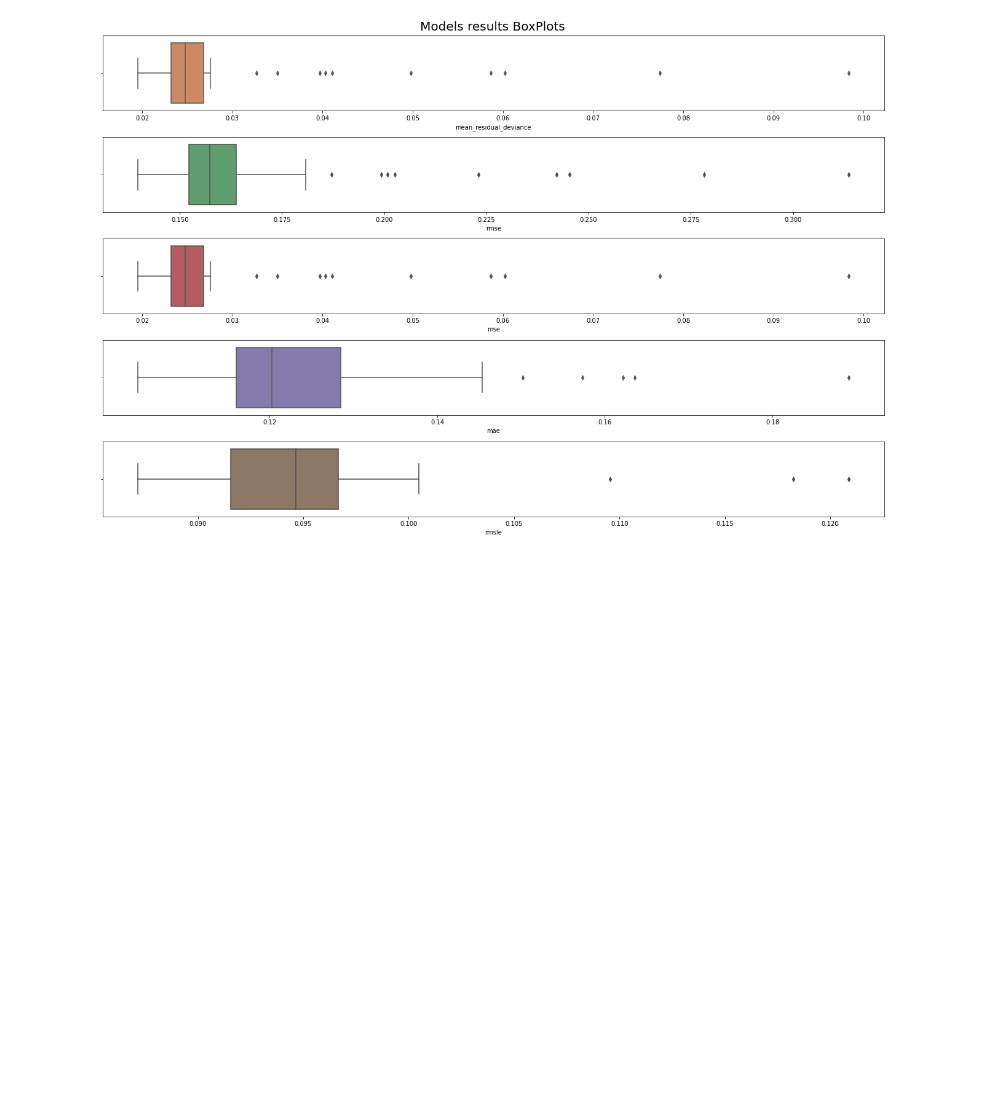
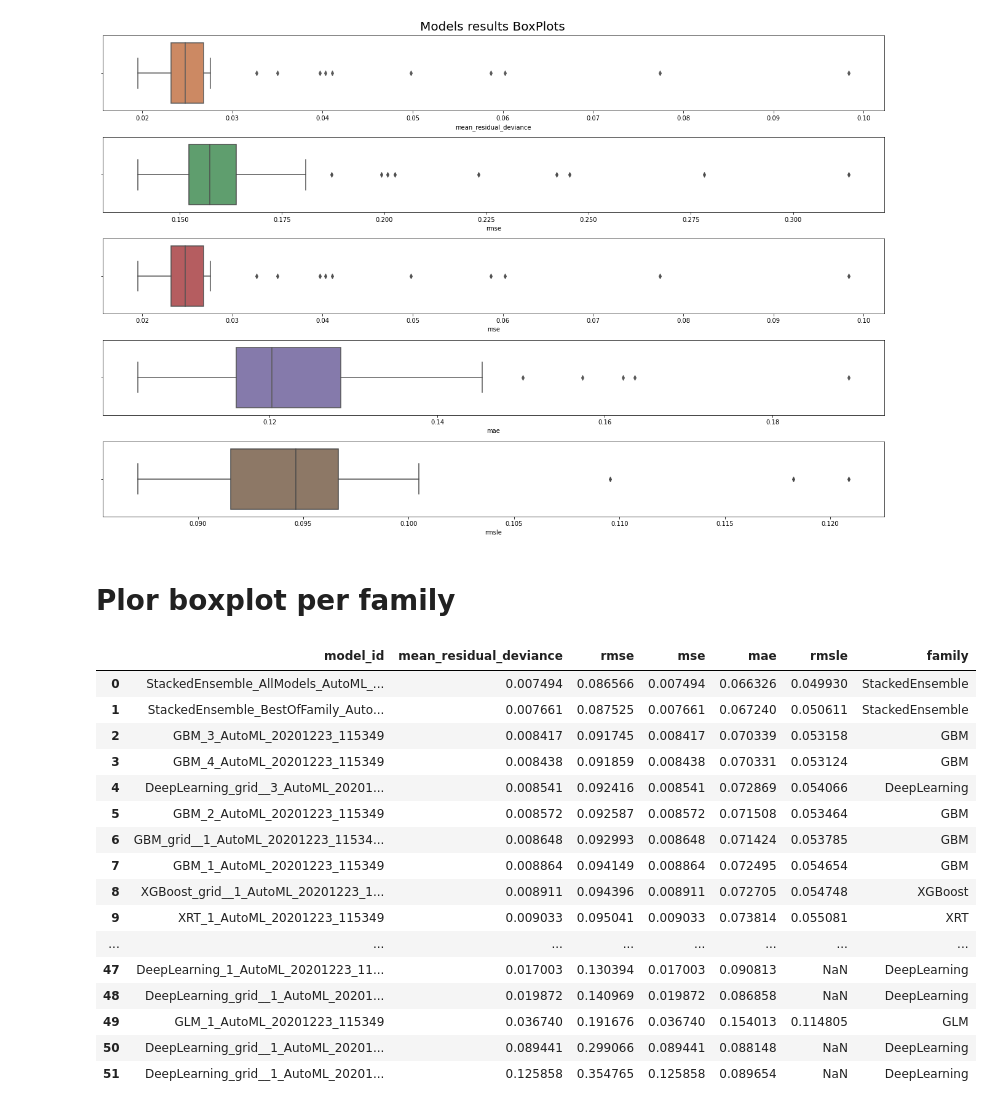
Before and after one commit to FelipeMFO/photometric-redshift-prediction, a Jupyter notebook: notebooks/evaluating/plot_models_results.ipynb, the cells around one changed output. Saved outputs shown, nothing was run; the diff lists cells and outputs as text; code cells hidden in the pictures; blank space fills up the shorter version.

```diff
--- a/notebooks/evaluating/plot_models_results.ipynb
+++ b/notebooks/evaluating/plot_models_results.ipynb
@@ -53,3 +53,5 @@ for i, col in enumerate(df_all.columns):
     fig.tight_layout()
 # %% [output]
 [figure]
+# %% [markdown]
+# Plor boxplot per family
@@ -55,0 +69,20 @@ for i, col in enumerate(df_all.columns):
+# %%
+df_IA
+# %% [output]
+|  | model_id | mean_residual_deviance | rmse | mse | mae | rmsle | family |
+| 0 | StackedEnsemble_AllModels_AutoML_... | 0.007494 | 0.086566 | 0.007494 | 0.066326 | 0.049930 | StackedEnsemble |
+| 1 | StackedEnsemble_BestOfFamily_Auto... | 0.007661 | 0.087525 | 0.007661 | 0.067240 | 0.050611 | StackedEnsemble |
+| 2 | GBM_3_AutoML_20201223_115349 | 0.008417 | 0.091745 | 0.008417 | 0.070339 | 0.053158 | GBM |
+| 3 | GBM_4_AutoML_20201223_115349 | 0.008438 | 0.091859 | 0.008438 | 0.070331 | 0.053124 | GBM |
+| 4 | DeepLearning_grid__3_AutoML_20201... | 0.008541 | 0.092416 | 0.008541 | 0.072869 | 0.054066 | DeepLearning |
+| 5 | GBM_2_AutoML_20201223_115349 | 0.008572 | 0.092587 | 0.008572 | 0.071508 | 0.053464 | GBM |
+| 6 | GBM_grid__1_AutoML_20201223_11534... | 0.008648 | 0.092993 | 0.008648 | 0.071424 | 0.053785 | GBM |
+| 7 | GBM_1_AutoML_20201223_115349 | 0.008864 | 0.094149 | 0.008864 | 0.072495 | 0.054654 | GBM |
+| 8 | XGBoost_grid__1_AutoML_20201223_1... | 0.008911 | 0.094396 | 0.008911 | 0.072705 | 0.054748 | XGBoost |
+| 9 | XRT_1_AutoML_20201223_115349 | 0.009033 | 0.095041 | 0.009033 | 0.073814 | 0.055081 | XRT |
+| ... | ... | ... | ... | ... | ... | ... | ... |
+| 47 | DeepLearning_1_AutoML_20201223_11... | 0.017003 | 0.130394 | 0.017003 | 0.090813 | NaN | DeepLearning |
+| 48 | DeepLearning_grid__1_AutoML_20201... | 0.019872 | 0.140969 | 0.019872 | 0.086858 | NaN | DeepLearning |
+| 49 | GLM_1_AutoML_20201223_115349 | 0.036740 | 0.191676 | 0.036740 | 0.154013 | 0.114805 | GLM |
+| 50 | DeepLearning_grid__1_AutoML_20201... | 0.089441 | 0.299066 | 0.089441 | 0.088148 | NaN | DeepLearning |
+| 51 | DeepLearning_grid__1_AutoML_20201... | 0.125858 | 0.354765 | 0.125858 | 0.089654 | NaN | DeepLearning |
```
Also changed, not shown: parts of 7 cells of this notebook.
